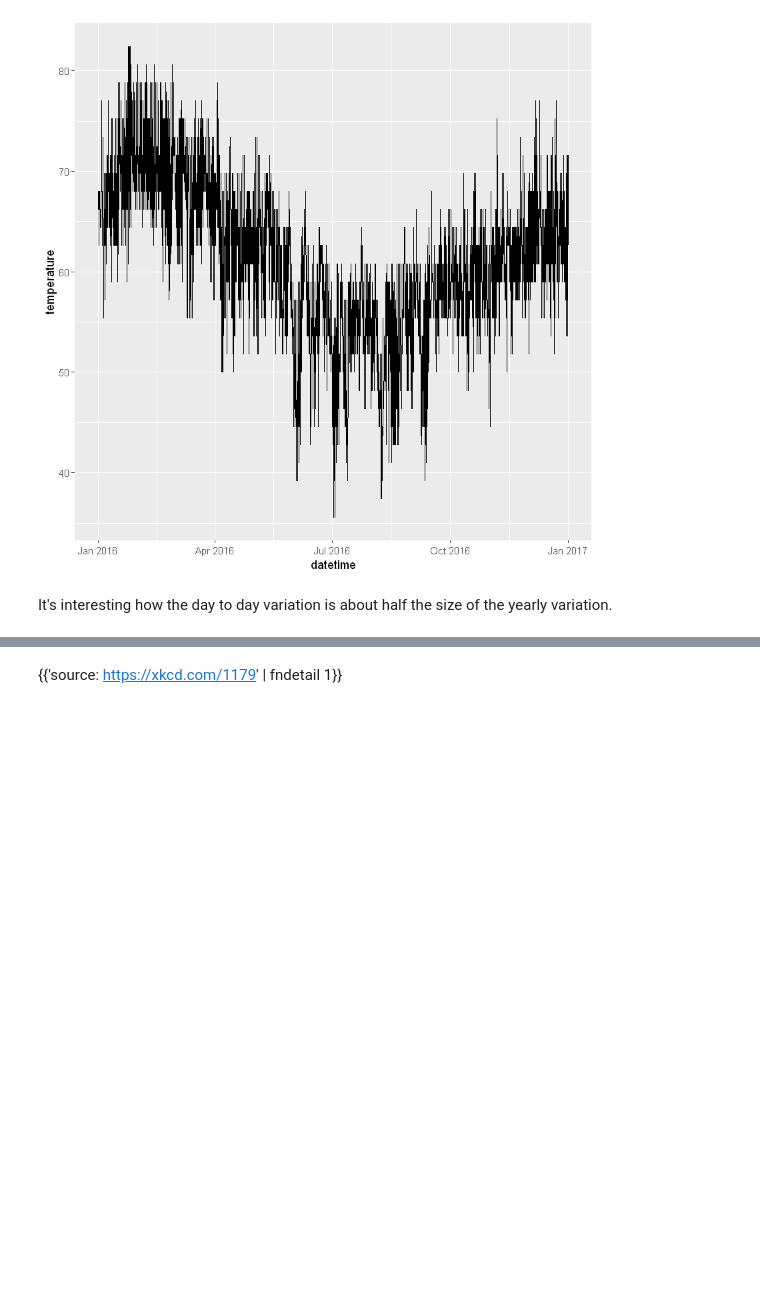
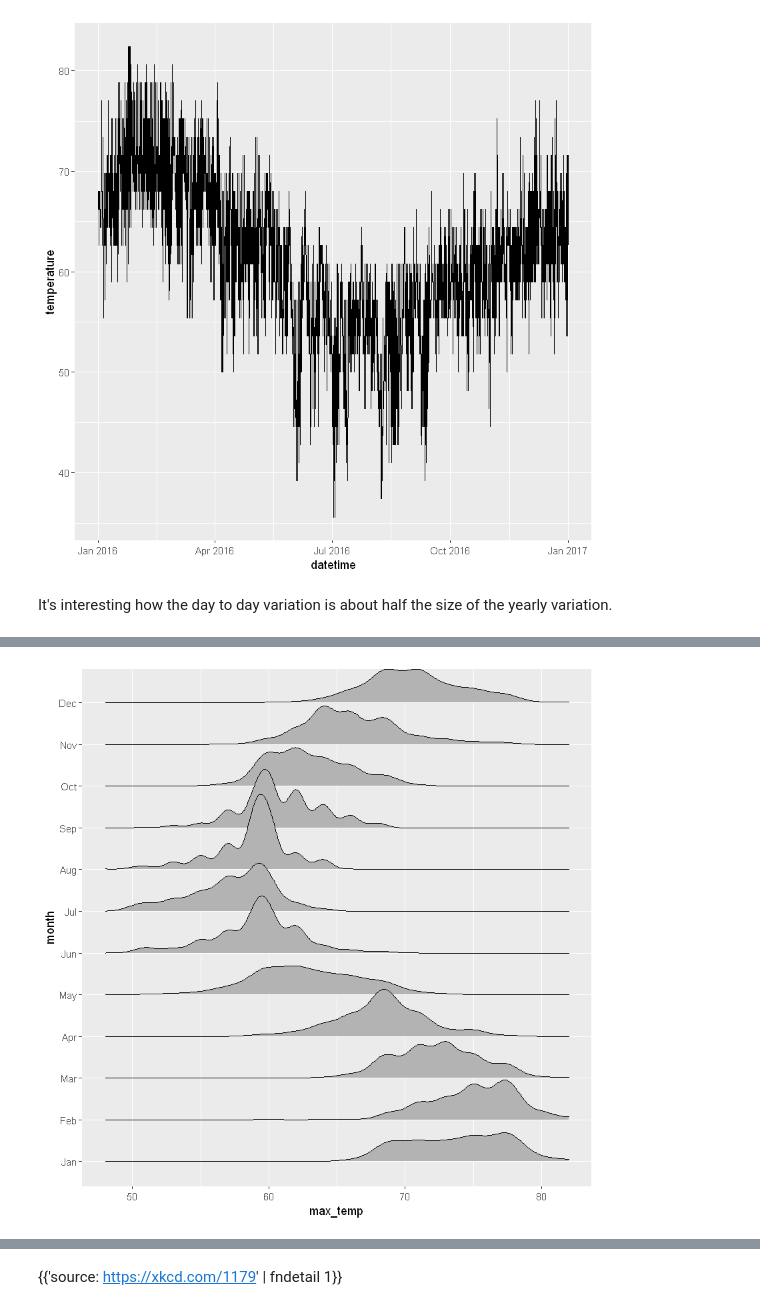
Before and after one commit to VictorOmondi1997/Working-with-Dates-and-Times-in-R, a Jupyter notebook: Working with Dates and Times in R.ipynb, the cells around one changed output, grey strips where cells are left out. Cells and saved outputs as stored; diff of their text form; code cells hidden in the pictures; blank space fills up the shorter version.

```diff
--- a/Working with Dates and Times in R.ipynb
+++ b/Working with Dates and Times in R.ipynb
@@ -616,0 +769,6 @@ It's interesting how the day to day variation is about half the size of the year
+# %%
+# Examine distribution of max_temp by month
+akl_daily %>%
+    ggplot(aes(x = max_temp, y = month, height = ..density..)) +
+    geom_density_ridges(stat = "density")
+# %% [output]
@@ -616,0 +777 @@ It's interesting how the day to day variation is about half the size of the year
+[figure, added]
```
Also changed, not shown: parts of 58 cells of this notebook.
